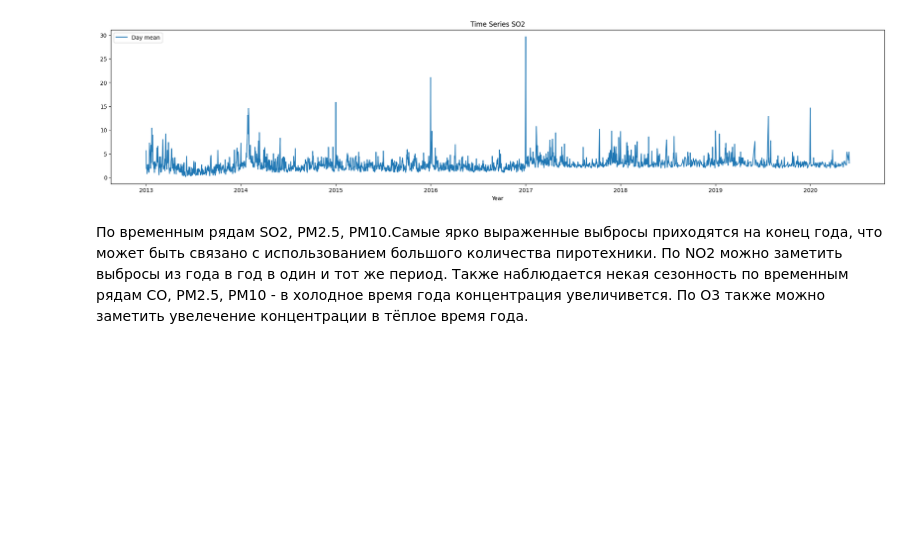
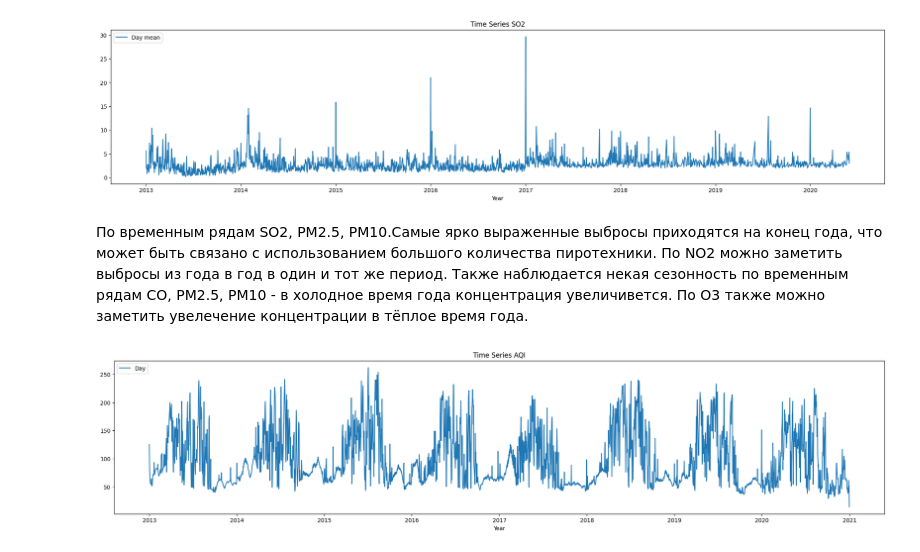
Before and after one commit to dmitry-chvdr/air_quality, a Jupyter notebook: eda.ipynb, the cells around one changed output. Cells and saved outputs as stored; diff of their text form; code cells hidden in the pictures; blank space fills up the shorter version.

```diff
--- a/eda.ipynb
+++ b/eda.ipynb
@@ -156,3 +128,14 @@ draw_plot(processed_dfs, "SO2")
 По временным рядам SO2, PM2.5, PM10.Самые ярко выраженные выбросы приходятся на конец года, что может быть связано с использованием большого количества пиротехники. По NO2 можно заметить выбросы из года в год в один и тот же период.
 Также наблюдается некая сезонность по временным рядам CO, PM2.5, PM10 - в холодное время года концентрация увеличивется.
 По О3 также можно заметить увелечение концентрации в тёплое время года.
+# %%
+aqi_data = get_result_data(main_path, dirs, False)
+# %%
+plt.figure(figsize = (25, 5))
+plt.title(f"Time Series AQI")
+plt.plot(aqi_data["Date"], aqi_data["aqi_index"], label="Day")
+plt.legend(loc="upper left")
+plt.xlabel('Year')
+plt.show()
+# %% [output]
+[figure, added]
```
Also changed, not shown: parts of 6 cells of this notebook, 2 other files.
